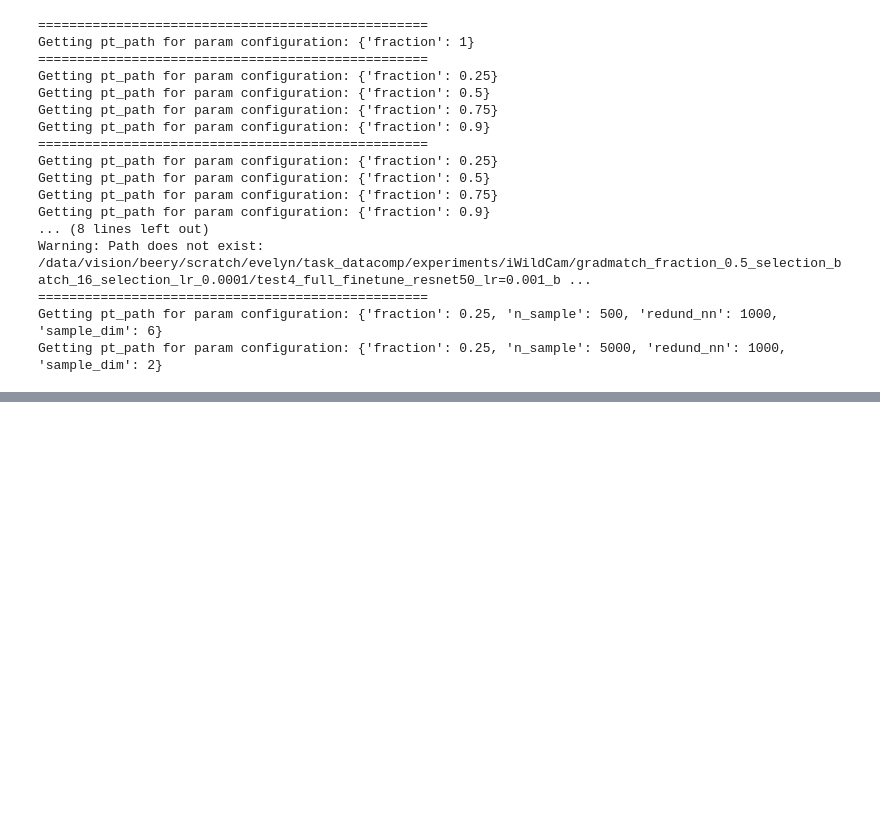
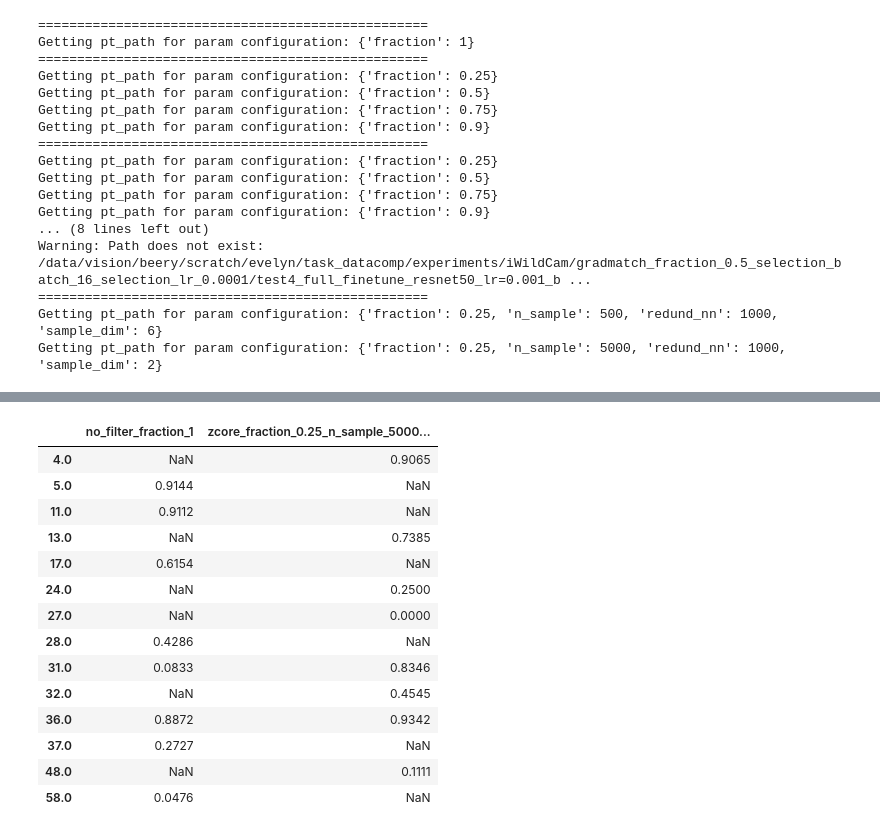
Before and after one commit to hulkund/task_datacomp, a Jupyter notebook: visualizations/class_accuracies.ipynb, the cells around one changed output, grey strips where cells are left out. Drawn from its saved outputs; the diff is of its cells as text; code cells hidden in the pictures; blank space fills up the shorter version.

```diff
--- a/visualizations/class_accuracies.ipynb
+++ b/visualizations/class_accuracies.ipynb
@@ -100,0 +103,29 @@ df
+# %%
+cols_to_drop = [
+    "match_dist_fraction_0.25",
+    "match_dist_fraction_0.5",
+    "match_dist_fraction_0.75",
+    "match_dist_fraction_0.9",
+]
+
+filtered_df = df.drop(columns=cols_to_drop, errors="ignore")
+mask_valid = filtered_df.notna() & (filtered_df != 0)
+filtered_df = filtered_df[mask_valid.any(axis=1)]
+# %%
+filtered_df[["no_filter_fraction_1", "zcore_fraction_0.25_n_sample_5000_redund_nn_1000_sample_dim_2"]].dropna(how="all")
+# %% [output]
+|  | no_filter_fraction_1 | zcore_fraction_0.25_n_sample_5000... |
+| 4.0 | NaN | 0.9065 |
+| 5.0 | 0.9144 | NaN |
+| 11.0 | 0.9112 | NaN |
+| 13.0 | NaN | 0.7385 |
+| 17.0 | 0.6154 | NaN |
+| 24.0 | NaN | 0.2500 |
+| 27.0 | NaN | 0.0000 |
+| 28.0 | 0.4286 | NaN |
+| 31.0 | 0.0833 | 0.8346 |
+| 32.0 | NaN | 0.4545 |
+| 36.0 | 0.8872 | 0.9342 |
+| 37.0 | 0.2727 | NaN |
+| 48.0 | NaN | 0.1111 |
+| 58.0 | 0.0476 | NaN |
```
Also changed, not shown: parts of 2 cells of this notebook.
